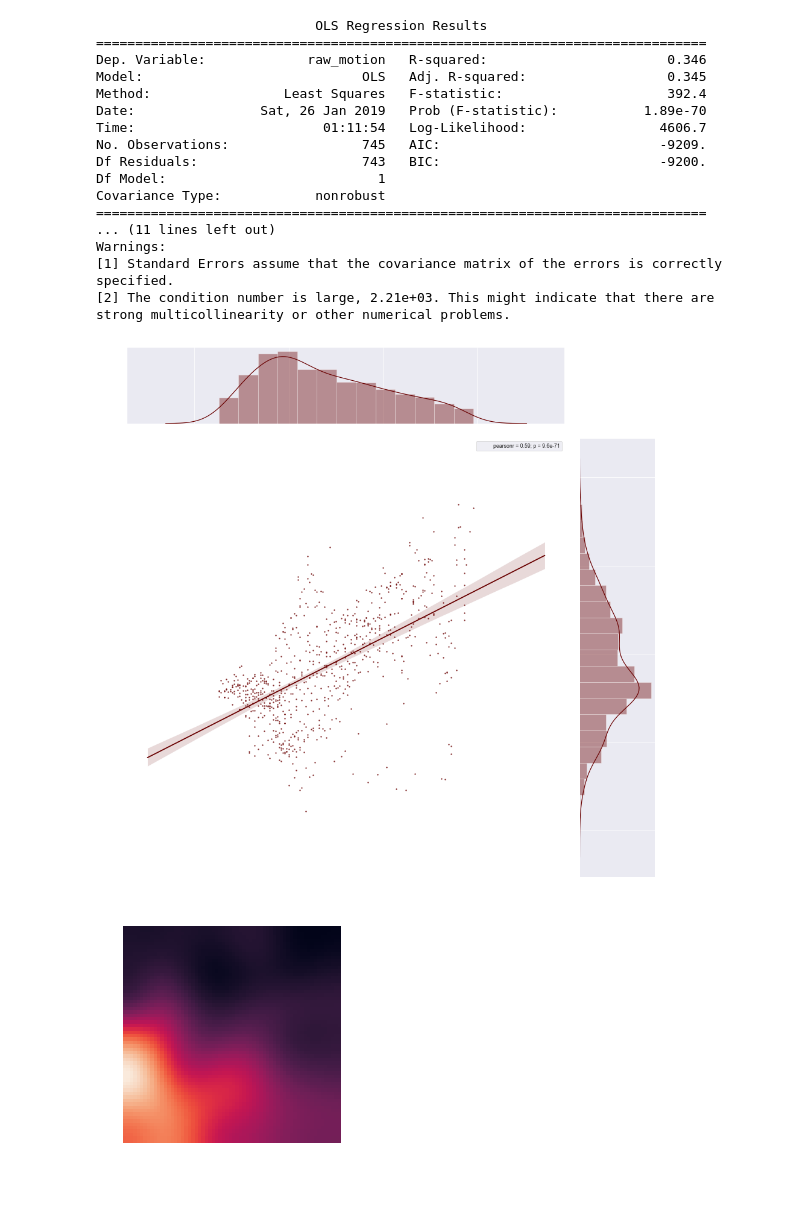
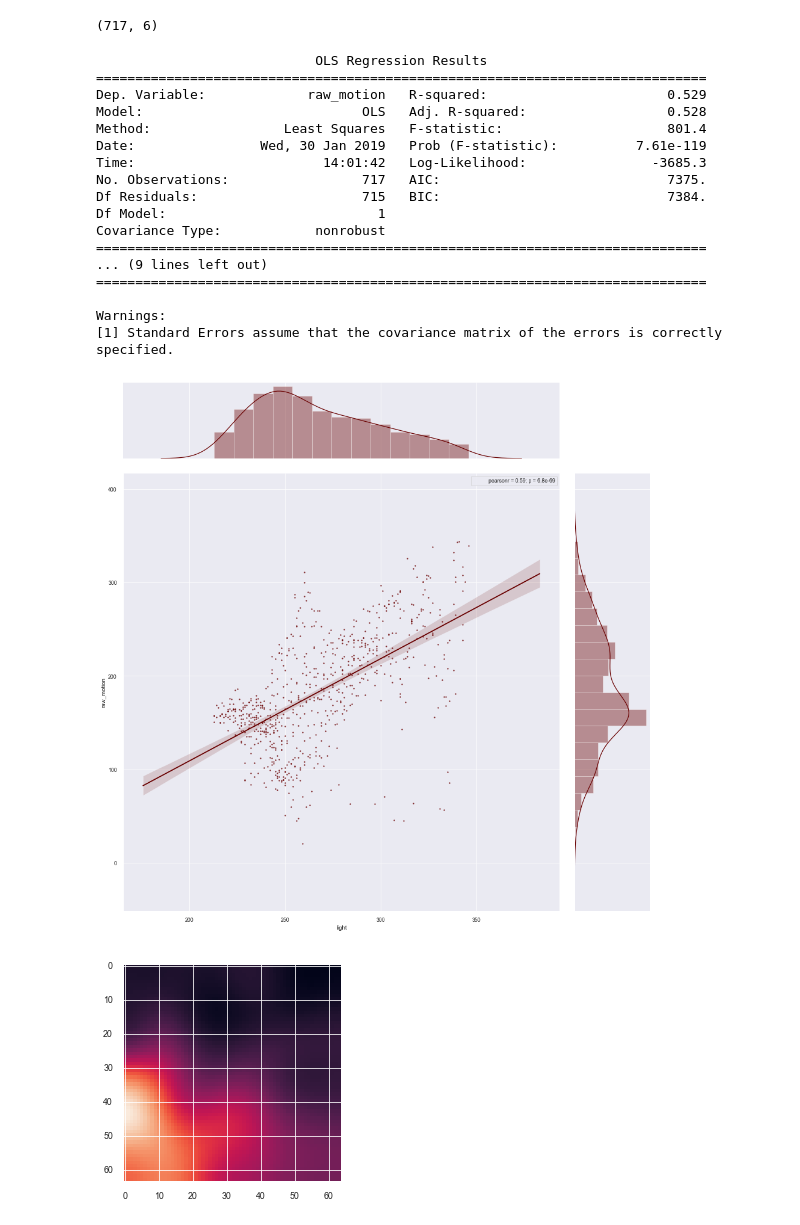
Before and after one commit to trdougherty/Quant_Mo, a Jupyter notebook: pandas_pickle.ipynb, the cells around one changed output. Saved outputs shown, nothing was run; the diff lists cells and outputs as text; code cells hidden in the pictures; blank space fills up the shorter version.

```diff
--- a/pandas_pickle.ipynb
+++ b/pandas_pickle.ipynb
@@ -44,37 +39,61 @@ print(light.astype(int))
+# %%
+dp = dp[(np.abs(stats.zscore(dp)) < 2.8).all(axis=1)]
+# dp = dp[ ((dp.raw_motion - dp.raw_motion.mean()) / dp.raw_motion.std()).abs() < 2.5 ]
+# dp = dp[ ((dp.light - dp.light.mean()) / dp.raw_motion.std()).abs() < 2 ]
+print(dp.shape)
+# %% [output]
+(717, 6)
+# %%
+# Casts motion to int for the regression
+def to_int(dp, column):
+    if dp[column].dtype == 'float16':
+        dp[column] = dp[column]*1e5
+        dp[column] = dp[column].astype(np.int64)
+    return dp[column]
 # %%
 # This is a stats summary
-results = sm.ols('raw_motion ~ light', dp).fit()
+dp['raw_motion'] = to_int(dp, 'raw_motion')
+dp['motion_dx'] = to_int(dp, 'motion_dx')
+dp['motion_dy'] = to_int(dp, 'motion_dy')
+
+
+X = dp[["light_dx"]]
+X = sm.add_constant(X)
+Y = dp['raw_motion']
+results = sm.OLS(Y, X).fit()
 print(results.summary())
 
 # This is the first regression curve
 sns.jointplot('light','raw_motion', data=dp, marker = '.', kind='reg', size=13, stat_func=stats.pearsonr)
-plt.axis('off')
+#dp['raw_motion'] = (dp['raw_motion'].values * 1e4).astype('int')
+# sns.lmplot('light', 'raw_motion', data=dp, fit_reg = True, order=2, scatter=True, size=13)
+plt.axis('on')
 plt.show()
 
 #This is the black and white image we're interested in
 plt.imshow(light.astype(int))
-plt.axis('off')
+plt.axis('on')
 plt.show()
 # %% [output]
                             OLS Regression Results
 ==============================================================================
-Dep. Variable:             raw_motion   R-squared:                       0.346
-Model:                            OLS   Adj. R-squared:                  0.345
-Method:                 Least Squares   F-statistic:                     392.4
-Date:                Sat, 26 Jan 2019   Prob (F-statistic):           1.89e-70
-Time:                        01:11:54   Log-Likelihood:                 4606.7
-No. Observations:                 745   AIC:                            -9209.
-Df Residuals:                     743   BIC:                            -9200.
+Dep. Variable:             raw_motion   R-squared:                       0.529
+Model:                            OLS   Adj. R-squared:                  0.528
+Method:                 Least Squares   F-statistic:                     801.4
+Date:                Wed, 30 Jan 2019   Prob (F-statistic):          7.61e-119
+Time:                        14:01:42   Log-Likelihood:                -3685.3
+No. Observations:                 717   AIC:                             7375.
+Df Residuals:                     715   BIC:                             7384.
 Df Model:                           1
 Covariance Type:            nonrobust
 ==============================================================================
-... (11 lines left out)
+... (9 lines left out)
+==============================================================================
+
 Warnings:
 [1] Standard Errors assume that the covariance matrix of the errors is correctly specified.
-[2] The condition number is large, 2.21e+03. This might indicate that there are
-strong multicollinearity or other numerical problems.
-[figure, old version]
+[figure, new version]
-[figure, old version]
+[figure, new version]
 # %%
 sns.pairplot(dp, diag_kind='kde', markers=".", kind='reg')
 # %% [output]
```
Also changed, not shown: parts of 6 cells of this notebook, 19 other files.
